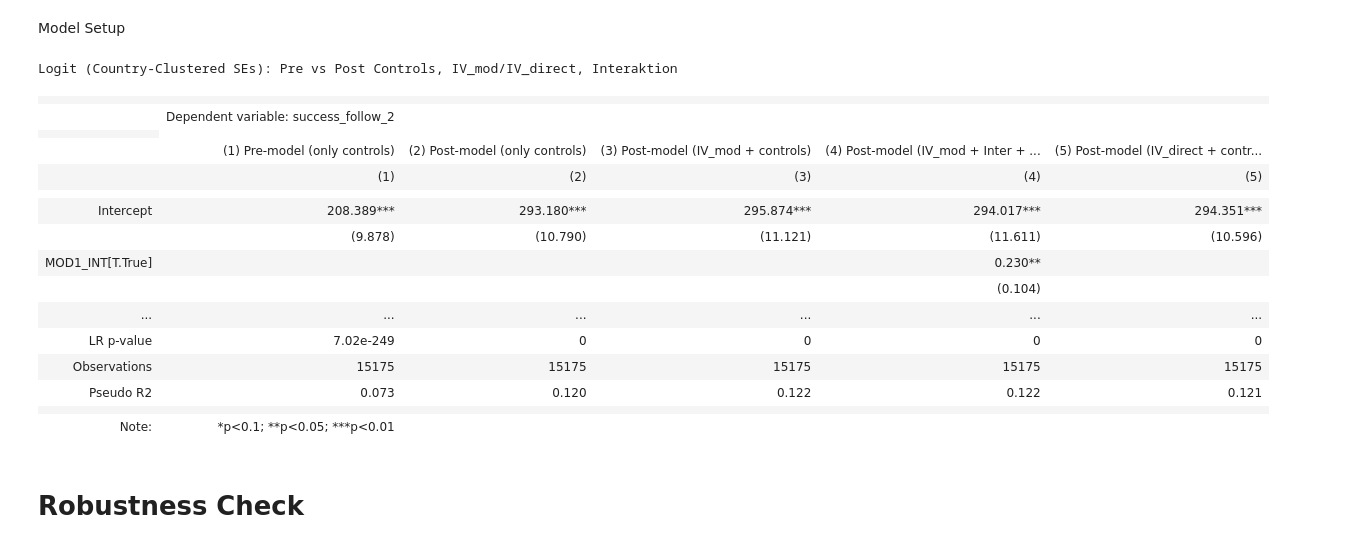
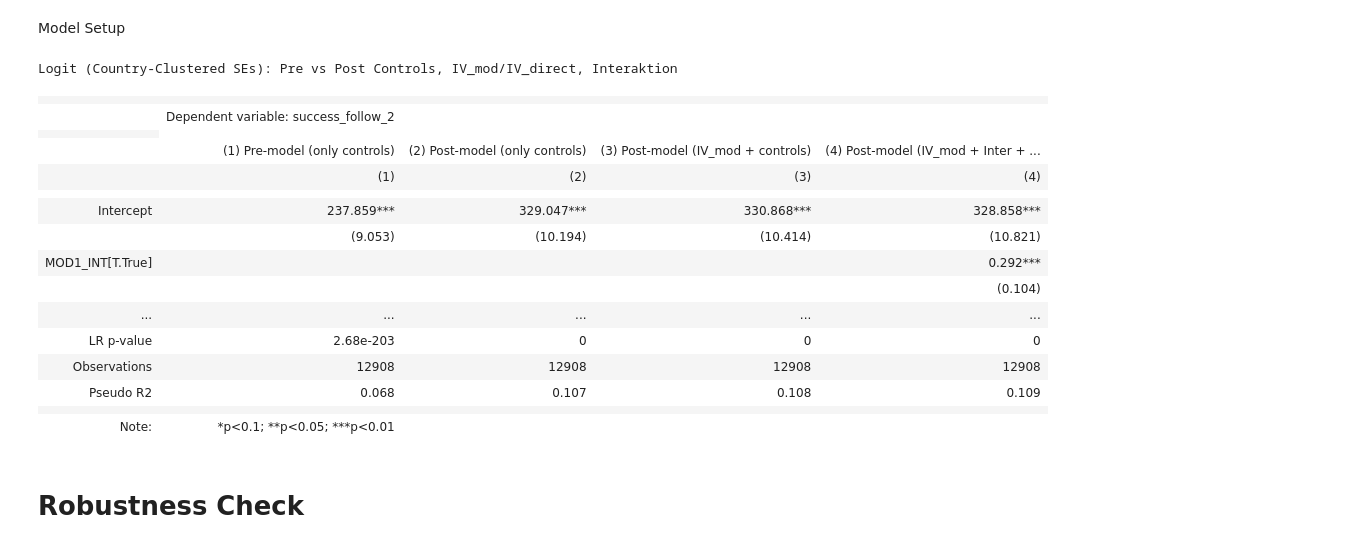
Before and after one commit to JDL05/thesis-spatial-seed-syndication, a Jupyter notebook: notebooks/data_operations.ipynb, the cells around one changed output. Saved outputs shown, nothing was run; the diff lists cells and outputs as text; code cells hidden in the pictures.

Commit message:
explanatory data analysis

```diff
--- a/notebooks/data_operations.ipynb
+++ b/notebooks/data_operations.ipynb
@@ -1447,6 +1584,6 @@ Remove countries with less than 50 entries
 # %%
 country_counts = df["hq_country"].value_counts()
-valid_countries = country_counts[country_counts >= 50].index
+valid_countries = country_counts[country_counts >= 100].index
 df = df[df["hq_country"].isin(valid_countries)].reset_index(drop=True)
 # %% [markdown]
 # Data Output
@@ -1523,3 +1642,30 @@ summary_df = pd.DataFrame(summary, columns=["Feature", "n", "mean", "sd", "min",
+# %%
+def format_min_max(val, vals):
+    unique_vals = set(vals.unique())
+
+    if unique_vals <= {0, 1} or unique_vals <= {True, False}:
+        if val is True or val == 1:
+            return 1
+        elif val is False or val == 0:
+            return 0
+        return int(bool(val))
+    return val
+
+summary = []
+for col in features:
+    vals = df[col].dropna()
+
+    if set(vals.unique()) <= {0, 1} or set(vals.unique()) <= {True, False}:
+        vals = vals.astype(int)
+    min_val = format_min_max(vals.min(), vals)
+    max_val = format_min_max(vals.max(), vals)
+    mean = np.round(vals.mean(), 3)
+    median = np.round(vals.median(), 3)
+    sd = np.round(vals.std(), 3)
+    percentage = np.round(vals.mean() * 100, 2)
+    summary.append([col, len(vals), min_val, max_val, mean, median, sd, percentage])
+
+summary_df = pd.DataFrame(summary, columns=["Feature", "n", "min", "max", "mean", "median", "sd", "percentage"])
 # %%
 feature_rename_map = {
     "founded_year": "Founding Year",
@@ -1636,7 +3108,7 @@ Model Setup
 # %%
 dependent_var = "success_follow_2"
 iv_direct     = "all_homecountry_investors_in_seed_binary"
-iv_mod        = "regional_seed_investor_binary"
+iv_mod        = "regional_seed_investor_venture_capital_binary"
 mod1          = "geo_syndication"
 
 # Pre Seed-Stage controls
@@ -1741,9 +3213,8 @@ Model Setup
 # %%
 # Define variables
 dependent_var = "success_follow_2"
-iv_direct     = "hub_angel_investor"
 iv_mod        = "hub_binary"
-mod1          = "regional_seed_investor_institutional_binary"
+mod1          = "regional_seed_investor_venture_capital_binary"
 
 # Pre Seed-Stage controls
 core_ctrls = [
@@ -1786,58 +3257,55 @@ formula_3 = f"{dependent_var} ~ {iv_mod} + " + " + ".join(full_ctrls)
 # 4) IV_mod + Post-Controls + Interaction (with mod1)
 formula_4 = f"{dependent_var} ~ {iv_mod} + {mod1} + MOD1_INT + " + " + ".join(full_ctrls)
 
-# 5) IV_direct + Post-Controls -> DV
-formula_5 = f"{dependent_var} ~ {iv_direct} + " + " + ".join(full_ctrls)
 
 cluster_kwds = {'groups': df['hq_country']}
 
 m1c = smf.logit(formula_1, data=df).fit(cov_type='cluster', cov_kwds=cluster_kwds, disp=False)
 m2c = smf.logit(formula_2, data=df).fit(cov_type='cluster', cov_kwds=cluster_kwds, disp=False)
 m3c = smf.logit(formula_3, data=df).fit(cov_type='cluster', cov_kwds=cluster_kwds, disp=False)
 m4c = smf.logit(formula_4, data=df).fit(cov_type='cluster', cov_kwds=cluster_kwds, disp=False)
-m5c = smf.logit(formula_5, data=df).fit(cov_type='cluster', cov_kwds=cluster_kwds, disp=False)
 
-stargazer = Stargazer([m1c, m2c, m3c, m4c, m5c])
+stargazer = Stargazer([m1c, m2c, m3c, m4c])
 stargazer.title("Logit (Country-Clustered SEs): Pre vs Post Controls, IV_mod/IV_direct, Interaktion")
 stargazer.custom_columns(
-    ["(1) Pre-model (only controls)", "(2) Post-model (only controls)", "(3) Post-model (IV_mod + controls)", "(4) Post-model (IV_mod + Inter + controls)", "(5) Post-model (IV_direct + controls)"],
-    [1, 1, 1, 1, 1]
+    ["(1) Pre-model (only controls)", "(2) Post-model (only controls)", "(3) Post-model (IV_mod + controls)", "(4) Post-model (IV_mod + Inter + controls)"],
+    [1, 1, 1, 1]
 )
 
 stargazer.significance_levels([0.1, 0.05, 0.01])
 
-models = [m1c, m2c, m3c, m4c, m5c]
+models = [m1c, m2c, m3c, m4c]
 
 def fmt2(x):
     return f"{x:,.2f}"
 
 loglik    = [fmt2(m.llf) for m in models]
 lr_chi2   = [fmt2(m.llr) for m in models]
 lr_pval   = [f"{m.llr_pvalue:.3g}" for m in models]
 
 stargazer.add_line("Log-Likelihood", loglik)
 stargazer.add_line("LR Chi\u00b2", lr_chi2)
 stargazer.add_line("LR p-value", lr_pval)
 
 HTML(stargazer.render_html())
 # %% [output]
 Logit (Country-Clustered SEs): Pre vs Post Controls, IV_mod/IV_direct, Interaktion
-|  |  |  |  |  |  |
-|  | Dependent variable: success_follow_2 |  |  |  |  |
+|  |  |  |  |  |
+|  | Dependent variable: success_follow_2 |  |  |  |
 |  |
-|  | (1) Pre-model (only controls) | (2) Post-model (only controls) | (3) Post-model (IV_mod + controls) | (4) Post-model (IV_mod + Inter + ... | (5) Post-model (IV_direct + contr... |
-|  | (1) | (2) | (3) | (4) | (5) |
-|  |  |  |  |  |  |
-| Intercept | 208.389*** | 293.180*** | 295.874*** | 294.017*** | 294.351*** |
-|  | (9.878) | (10.790) | (11.121) | (11.611) | (10.596) |
-| MOD1_INT[T.True] |  |  |  | 0.230** |  |
-|  |  |  |  | (0.104) |  |
-| ... | ... | ... | ... | ... | ... |
-| LR p-value | 7.02e-249 | 0 | 0 | 0 | 0 |  |  |  |  |  |  |
-| Observations | 15175 | 15175 | 15175 | 15175 | 15175 |
-| Pseudo R2 | 0.073 | 0.120 | 0.122 | 0.122 | 0.121 |
-|  |  |  |  |  |  |
-| Note: | *p<0.1; **p<0.05; ***p<0.01 |  |  |  |  |
+|  | (1) Pre-model (only controls) | (2) Post-model (only controls) | (3) Post-model (IV_mod + controls) | (4) Post-model (IV_mod + Inter + ... |
+|  | (1) | (2) | (3) | (4) |
+|  |  |  |  |  |
+| Intercept | 237.859*** | 329.047*** | 330.868*** | 328.858*** |
+|  | (9.053) | (10.194) | (10.414) | (10.821) |
+| MOD1_INT[T.True] |  |  |  | 0.292*** |
+|  |  |  |  | (0.104) |
+| ... | ... | ... | ... | ... |
+| LR p-value | 2.68e-203 | 0 | 0 | 0 |  |  |  |  |  |
+| Observations | 12908 | 12908 | 12908 | 12908 |
+| Pseudo R2 | 0.068 | 0.107 | 0.108 | 0.109 |
+|  |  |  |  |  |
+| Note: | *p<0.1; **p<0.05; ***p<0.01 |  |  |  |
 # %% [markdown]
 # Robustness Check
 # %% [markdown]
```
Also changed, not shown: parts of 118 cells of this notebook, 34 other files.
